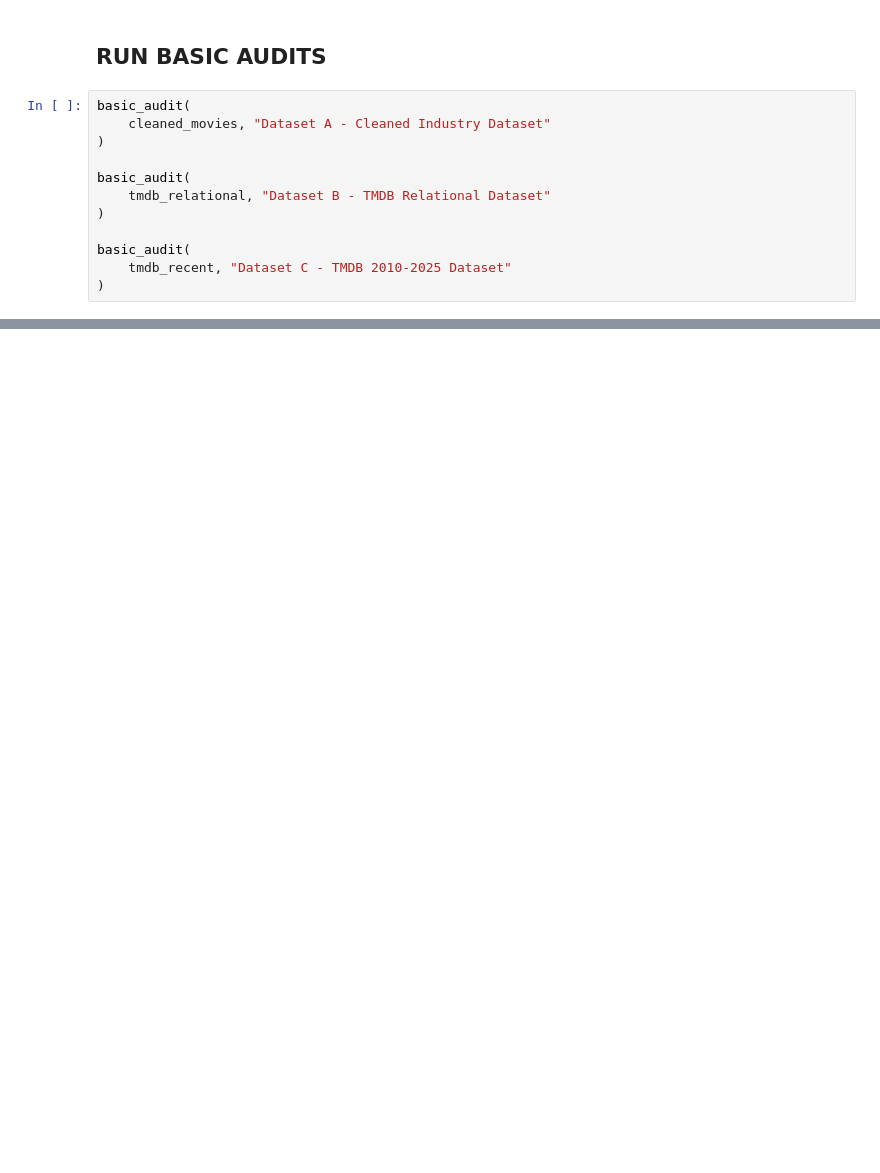
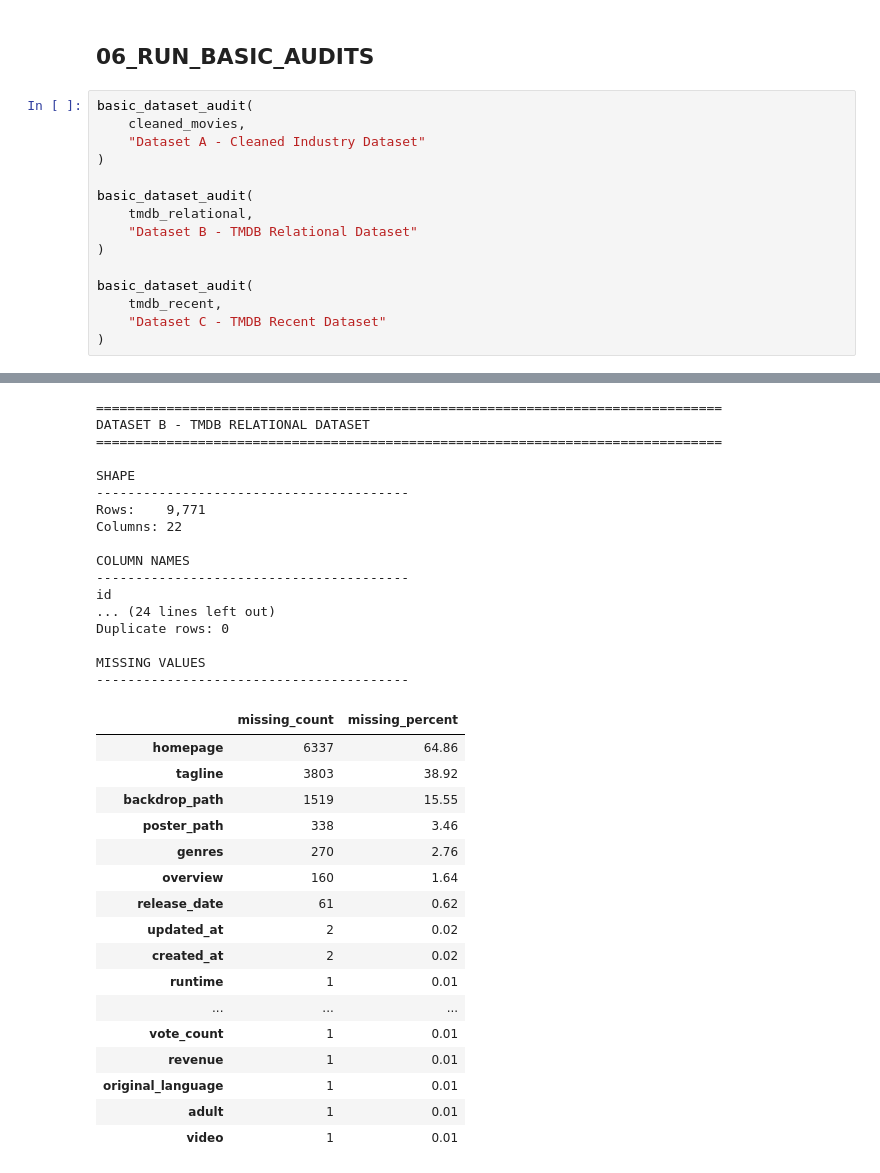
Before and after one commit to QayiyaMbiza/Movie-Industry-Predictor, a Jupyter notebook: Notebooks/01_source_audit.ipynb, the cells around one changed output, grey strips where cells are left out. Drawn from its saved outputs; the diff is of its cells as text; blank space fills up the shorter version.

```diff
--- a/Notebooks/01_source_audit.ipynb
+++ b/Notebooks/01_source_audit.ipynb
@@ -116,15 +235,18 @@ Movie Prediction Project - Source Audit
 # %% [markdown]
-## RUN BASIC AUDITS
+## 06_RUN_BASIC_AUDITS
 # %%
-basic_audit(
-    cleaned_movies, "Dataset A - Cleaned Industry Dataset"
+basic_dataset_audit(
+    cleaned_movies,
+    "Dataset A - Cleaned Industry Dataset"
 )
 
-basic_audit(
-    tmdb_relational, "Dataset B - TMDB Relational Dataset"
+basic_dataset_audit(
+    tmdb_relational,
+    "Dataset B - TMDB Relational Dataset"
 )
 
-basic_audit(
-    tmdb_recent, "Dataset C - TMDB 2010-2025 Dataset"
+basic_dataset_audit(
+    tmdb_recent,
+    "Dataset C - TMDB Recent Dataset"
 )
 # %% [output]
@@ -147,0 +286,34 @@ Duplicate Rows: 0
+================================================================================
+DATASET B - TMDB RELATIONAL DATASET
+================================================================================
+
+SHAPE
+----------------------------------------
+Rows:    9,771
+Columns: 22
+
+COLUMN NAMES
+----------------------------------------
+id
+... (24 lines left out)
+Duplicate rows: 0
+
+MISSING VALUES
+----------------------------------------
+|  | missing_count | missing_percent |
+| homepage | 6337 | 64.86 |
+| tagline | 3803 | 38.92 |
+| backdrop_path | 1519 | 15.55 |
+| poster_path | 338 | 3.46 |
+| genres | 270 | 2.76 |
+| overview | 160 | 1.64 |
+| release_date | 61 | 0.62 |
+| updated_at | 2 | 0.02 |
+| created_at | 2 | 0.02 |
+| runtime | 1 | 0.01 |
+| ... | ... | ... |
+| vote_count | 1 | 0.01 |
+| revenue | 1 | 0.01 |
+| original_language | 1 | 0.01 |
+| adult | 1 | 0.01 |
+| video | 1 | 0.01 |
```
Also changed, not shown: parts of 72 cells of this notebook, 36 other files.
